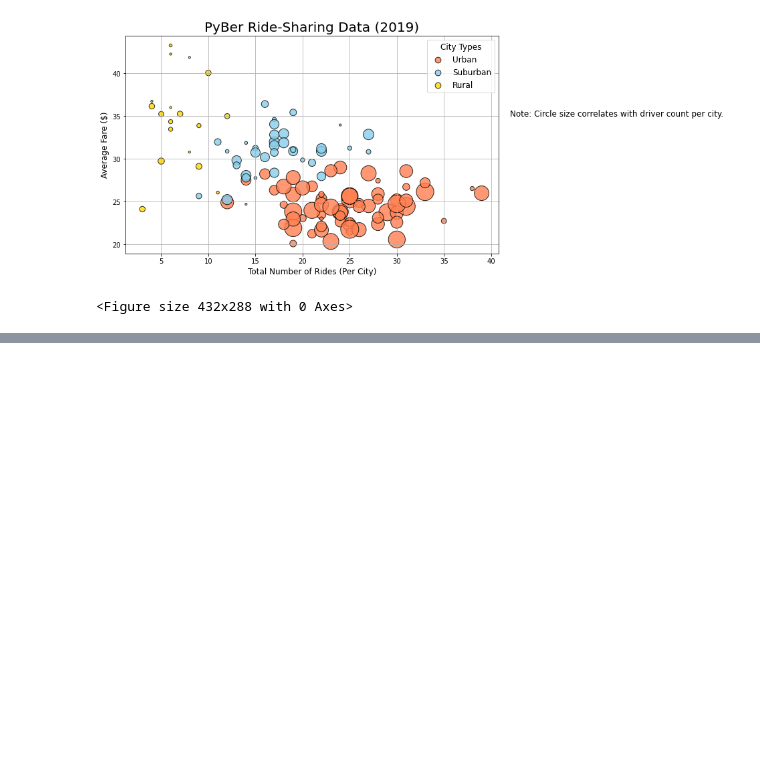
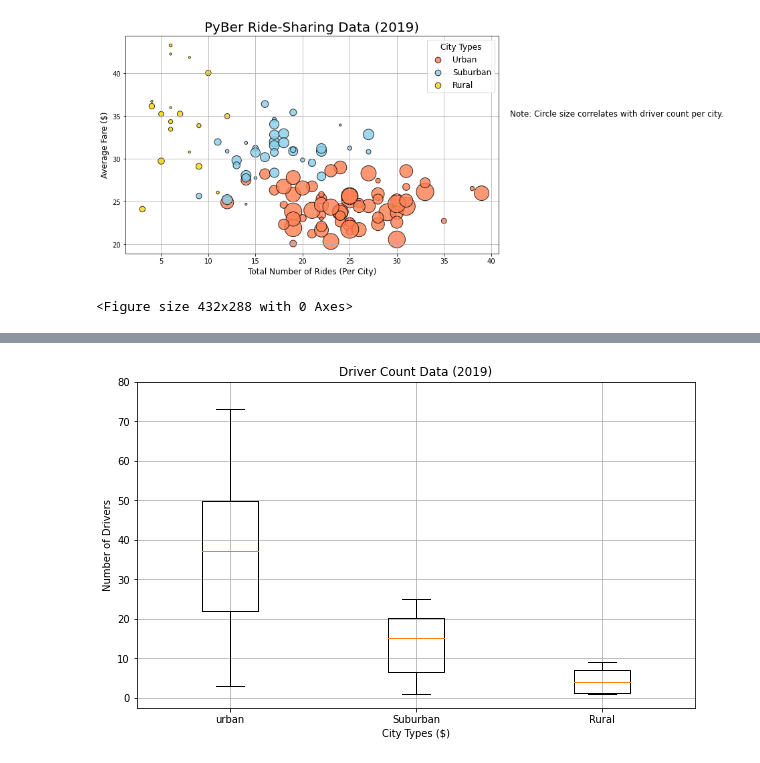
Before and after one commit to HoussamGhandour/PyBer_Analysis, a Jupyter notebook: PyBer.ipynb, the cells around one changed output, grey strips where cells are left out. Cells and saved outputs as stored; diff of their text form; code cells hidden in the pictures; blank space fills up the shorter version.

```diff
--- a/PyBer.ipynb
+++ b/PyBer.ipynb
@@ -167,0 +280,7 @@ plt.savefig("Fig1.png")
+# %%
+#Get number of drivers for urban, suburban, and rural cities
+urban_drivers= urban_cities_df.groupby(["city"]).max()["driver_count"]
+suburban_drivers= suburban_cities_df.groupby(["city"]).max()["driver_count"]
+rural_drivers= rural_cities_df.groupby(["city"]).max()["driver_count"]
+#suburban_drivers= suburban_cities_df["driver_count"]
+#rural_drivers= rural_cities_df["driver_count"]
@@ -167,0 +357,16 @@ plt.savefig("Fig1.png")
+# %%
+#Create a box-and-whisker plots for the number of drivers
+x_labels = ["urban","Suburban","Rural"]
+ride_drivers_data =[urban_drivers,suburban_drivers,rural_drivers]
+fig, ax = plt.subplots(figsize=(10,6))
+ax.boxplot(ride_drivers_data,labels=x_labels)
+ax.set_title("Driver Count Data (2019)")
+ax.set_ylabel("Number of Drivers")
+ax.set_xlabel("City Types ($)")
+ax.set_yticks(np.arange(0,81, step =10.0))
+ax.grid()
+#Save plot
+plt.savefig("Fig4.png")
+plt.show()
+# %% [output]
+[figure, added]
```
Also changed, not shown: parts of 15 cells of this notebook.
